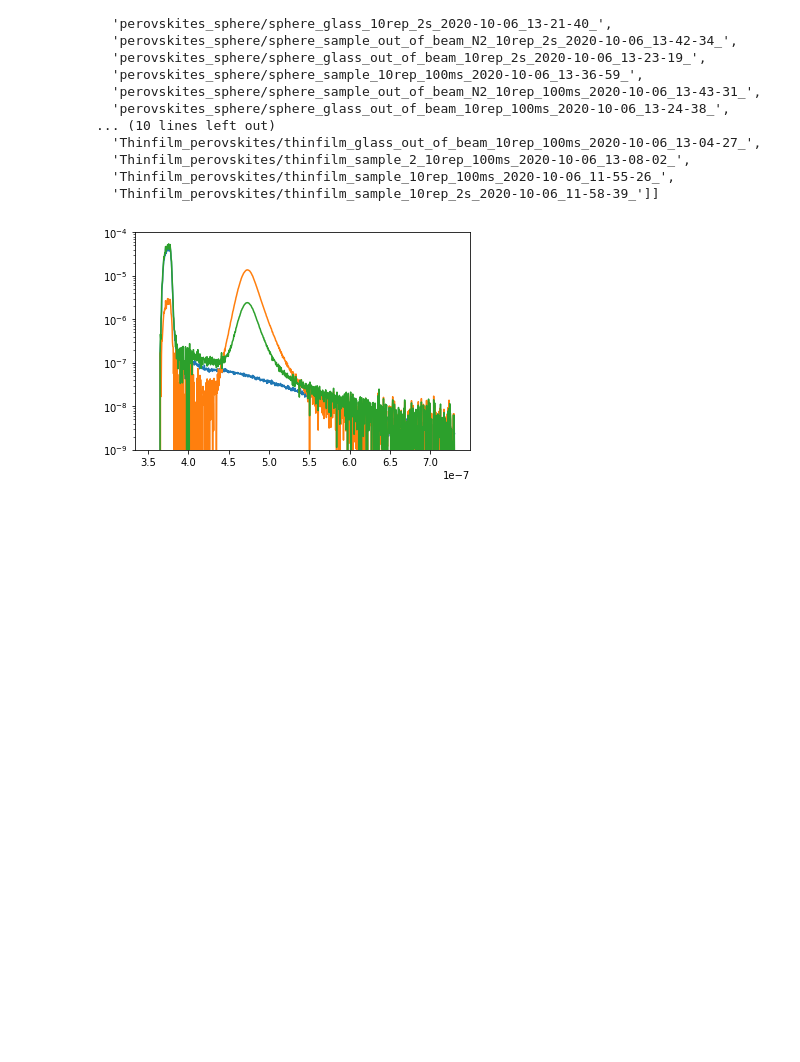
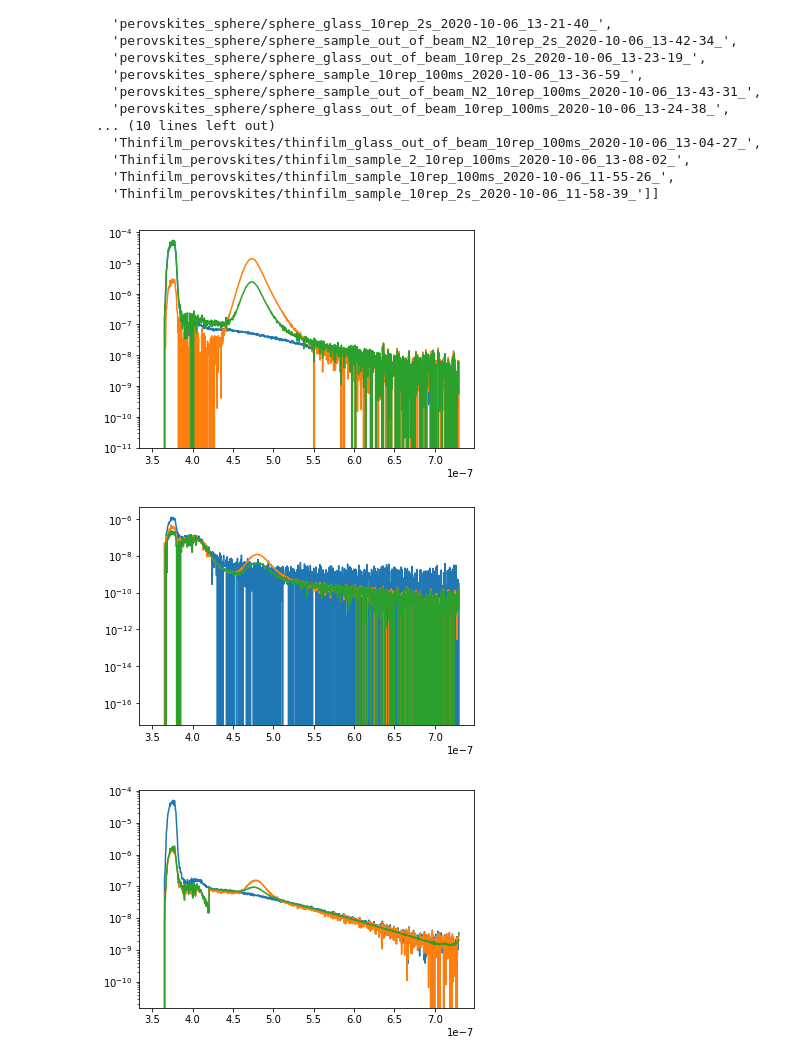
Before and after one commit to SwoosOfficial/TychePlot, a Jupyter notebook: ipynb/PLQECalc.ipynb, the cells around one changed output. Saved outputs shown, nothing was run; the diff lists cells and outputs as text; code cells hidden in the pictures; blank space fills up the shorter version.

Commit message:
stiching with LongExp implemented

```diff
--- a/ipynb/PLQECalc.ipynb
+++ b/ipynb/PLQECalc.ipynb
@@ -90,19 +90,29 @@ for PLQE_input,calib in zip(PLQE_inputs,calibs_input):
             value['spectra']*=PLQE_input['calib']
         except IndexError:
             pass
+    try:
+        PLQE_input['Sample']['spectra']=np.hstack((PLQE_input['Sample']['spectra'][:laser_thresh_index],PLQE_input['SampleLongExp']['spectra'][laser_thresh_index:]))
+    except KeyError:
+        pass
+    try:
+        PLQE_input['SamplePassive']['spectra']=np.hstack((PLQE_input['SamplePassive']['spectra'][:laser_thresh_index],PLQE_input['SamplePassiveLongExp']['spectra'][laser_thresh_index:]))
+    except KeyError:
+        pass
 # %%
 import scipy.interpolate as sci
 import scipy.integrate as scin
 import matplotlib.pyplot as plt
 n=0
-for PLQE_input in PLQE_inputs[0:1]:
+for PLQE_input in PLQE_inputs:
     plt.figure(n)
     plt.plot(wavelengths, PLQE_input['Laser']['spectra'], wavelengths, PLQE_input['Sample']['spectra'], wavelengths, PLQE_input['SamplePassive']['spectra'])
-    plt.ylim(10**-9,10**-4)
+    #plt.ylim(10**-9,10**-4)
     plt.yscale("log")
     n+=1
 # %% [output]
-[figure, old version]
+[figure, new version]
+[figure, added]
+[figure, added]
 # %%
 ### PAPER CALCS
 # %%
```
Also changed, not shown: parts of 2 cells of this notebook.
